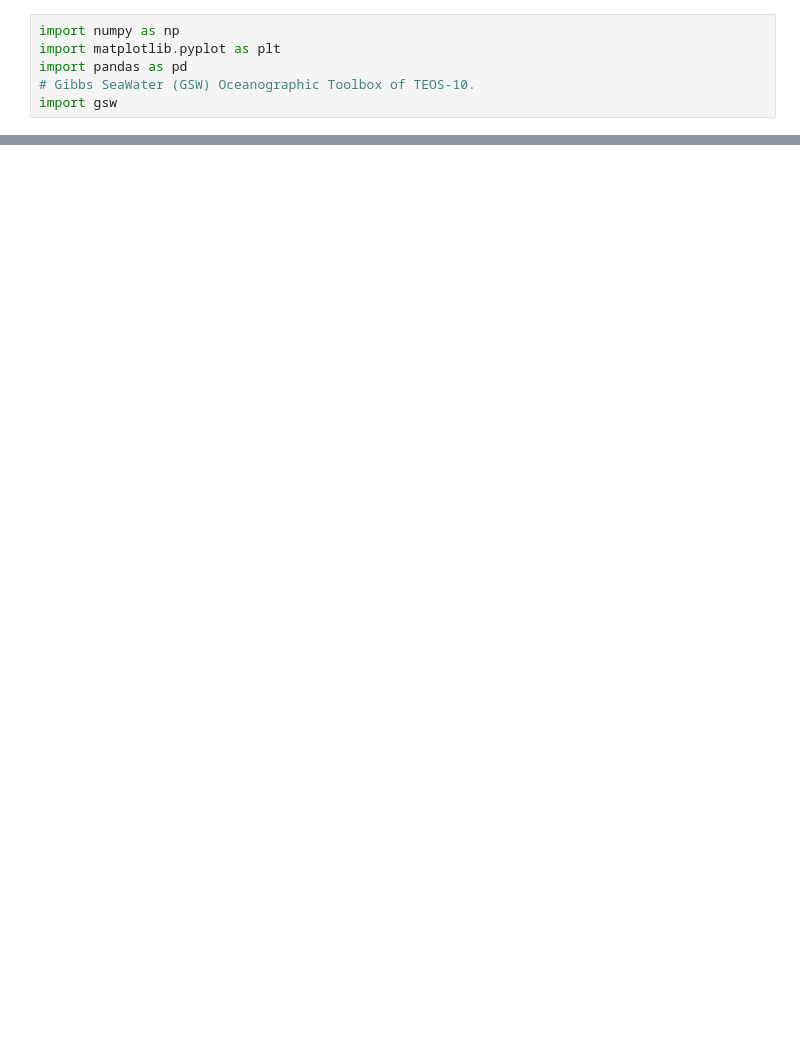
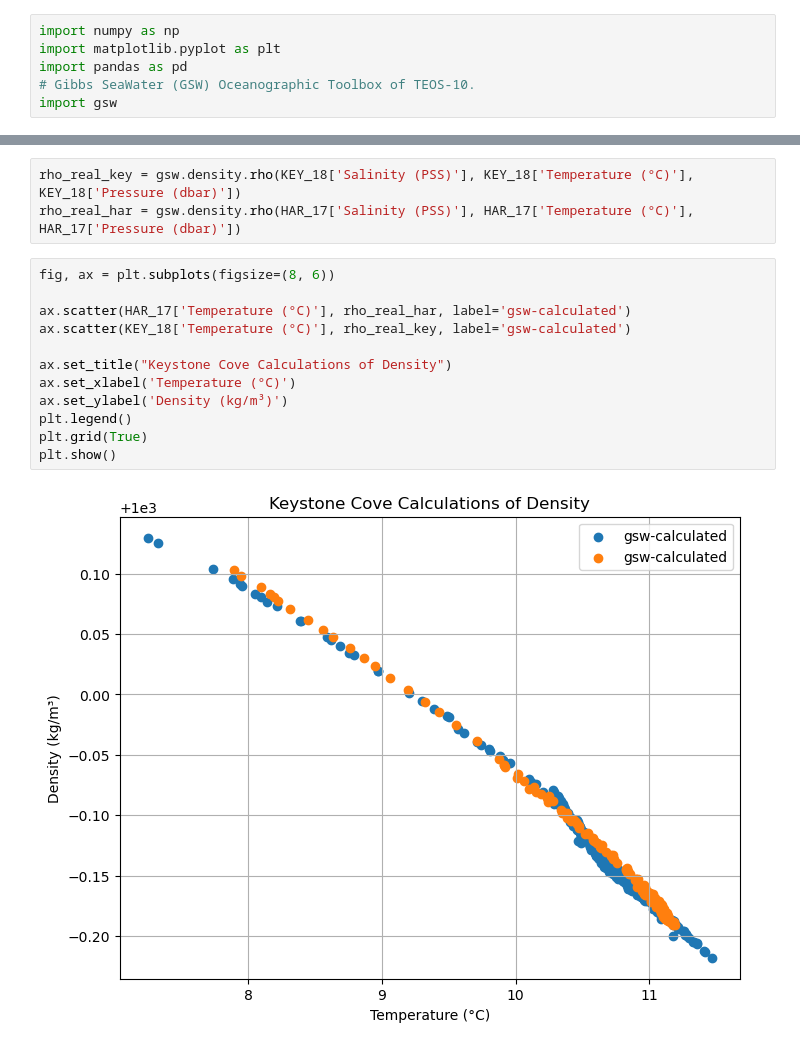
Before and after one commit to katgonza/BOAT, a Jupyter notebook: notebooks/EOS-2.ipynb, the cells around one changed output, grey strips where cells are left out. Cells and saved outputs as stored; diff of their text form; blank space fills up the shorter version.

```diff
--- a/notebooks/EOS-2.ipynb
+++ b/notebooks/EOS-2.ipynb
@@ -98,0 +107,17 @@ plt.show()
+# %%
+rho_real_key = gsw.density.rho(KEY_18['Salinity (PSS)'], KEY_18['Temperature (°C)'], KEY_18['Pressure (dbar)'])
+rho_real_har = gsw.density.rho(HAR_17['Salinity (PSS)'], HAR_17['Temperature (°C)'], HAR_17['Pressure (dbar)'])
+# %%
+fig, ax = plt.subplots(figsize=(8, 6))
+
+ax.scatter(HAR_17['Temperature (°C)'], rho_real_har, label='gsw-calculated')
+ax.scatter(KEY_18['Temperature (°C)'], rho_real_key, label='gsw-calculated')
+
+ax.set_title("Keystone Cove Calculations of Density")
+ax.set_xlabel('Temperature (°C)')
+ax.set_ylabel('Density (kg/m³)')
+plt.legend()
+plt.grid(True)
+plt.show()
+# %% [output]
+[figure, added]
```
Also changed, not shown: parts of 11 cells of this notebook, 1 other file.
